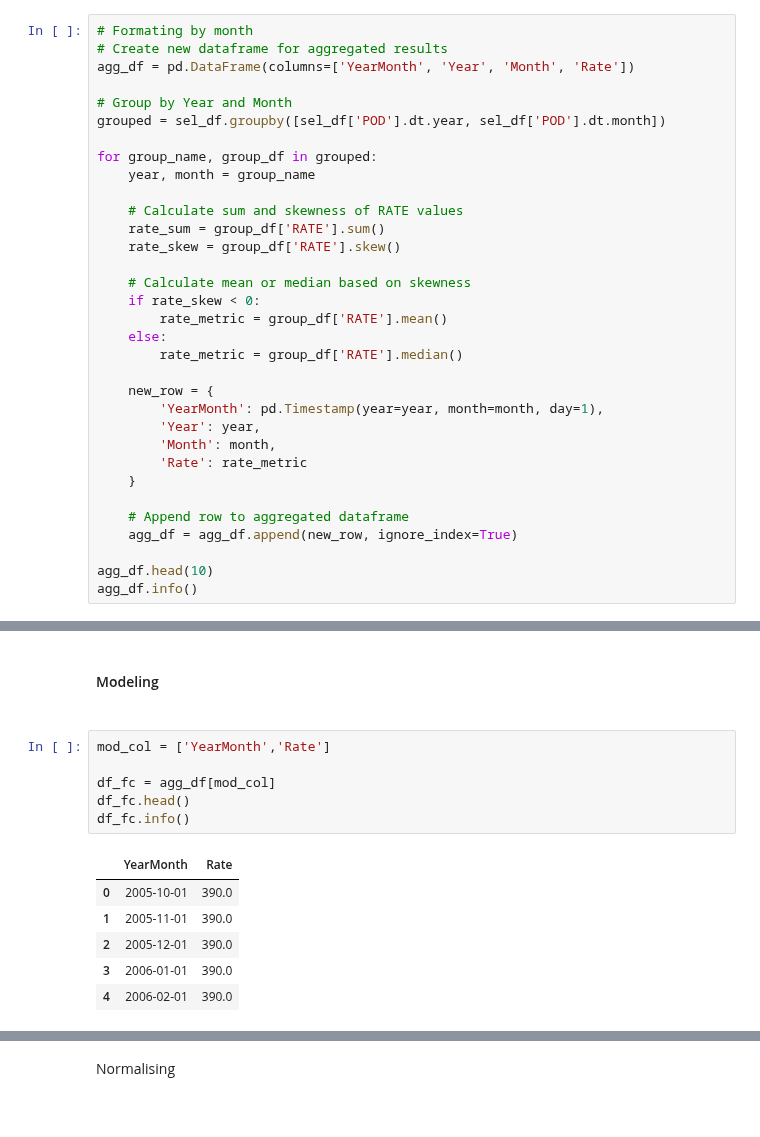
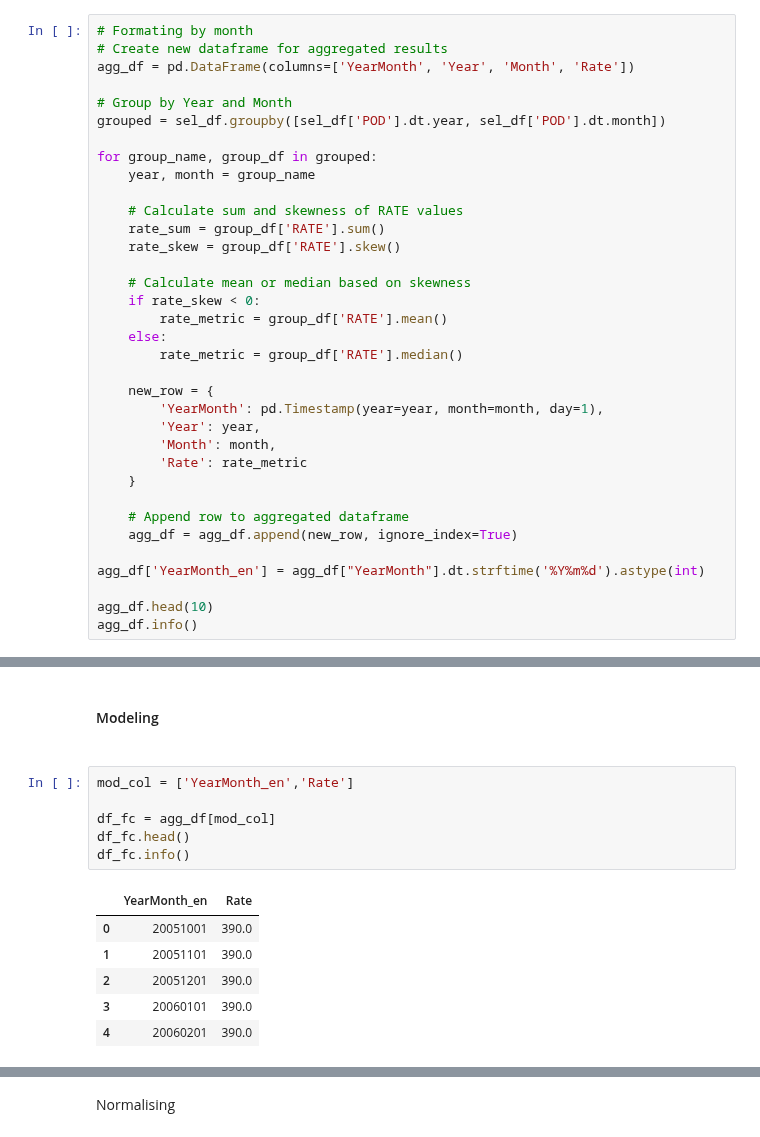
Before and after one commit to aloysiuswjw/Cost-Rate-Analysis, a Jupyter notebook: LA.ipynb, the cells around one changed output, grey strips where cells are left out. Saved outputs shown, nothing was run; the diff lists cells and outputs as text.

```diff
--- a/LA.ipynb
+++ b/LA.ipynb
@@ -320,6 +314,8 @@ for group_name, group_df in grouped:
     # Append row to aggregated dataframe
     agg_df = agg_df.append(new_row, ignore_index=True)
 
+agg_df['YearMonth_en'] = agg_df["YearMonth"].dt.strftime('%Y%m%d').astype(int)
+
 agg_df.head(10)
 agg_df.info()
 # %% [output]
@@ -367,18 +364,18 @@ plt.show();
 # %% [markdown]
 <h4>Modeling<h4>
 # %%
-mod_col = ['YearMonth','Rate']
+mod_col = ['YearMonth_en','Rate']
 
 df_fc = agg_df[mod_col]
 df_fc.head()
 df_fc.info()
 # %% [output]
-|  | YearMonth | Rate |
-| 0 | 2005-10-01 | 390.0 |
-| 1 | 2005-11-01 | 390.0 |
-| 2 | 2005-12-01 | 390.0 |
-| 3 | 2006-01-01 | 390.0 |
-| 4 | 2006-02-01 | 390.0 |
+|  | YearMonth_en | Rate |
+| 0 | 20051001 | 390.0 |
+| 1 | 20051101 | 390.0 |
+| 2 | 20051201 | 390.0 |
+| 3 | 20060101 | 390.0 |
+| 4 | 20060201 | 390.0 |
 <class 'pandas.core.frame.DataFrame'>
 RangeIndex: 185 entries, 0 to 184
 Data columns (total 2 columns):
```
Also changed, not shown: parts of 5 cells of this notebook.
